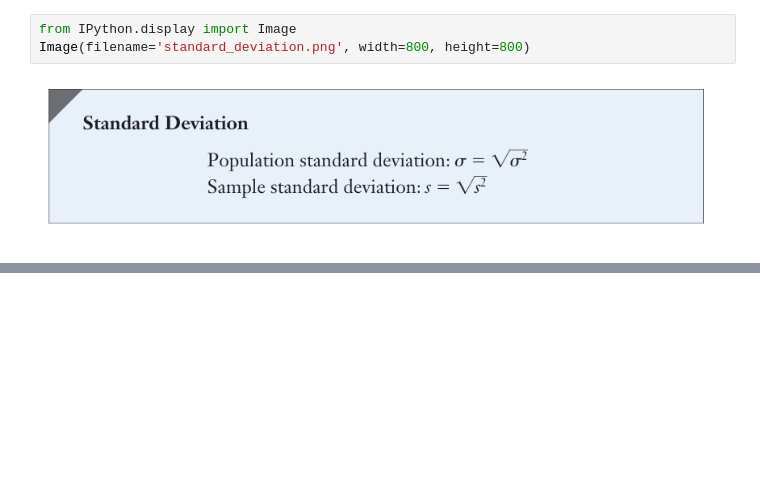
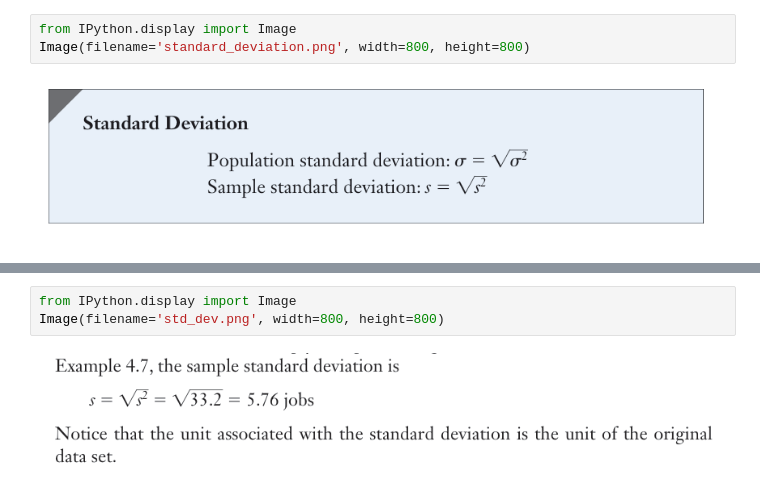
Before and after one commit to ArslanAmanov/Finance, a Jupyter notebook: QuantAnalyses/Quant_method_Analyses/chp_2_descriptive_techniques.ipynb, the cells around one changed output, grey strips where cells are left out. Cells and saved outputs as stored; diff of their text form; blank space fills up the shorter version.

```diff
--- a/QuantAnalyses/Quant_method_Analyses/chp_2_descriptive_techniques.ipynb
+++ b/QuantAnalyses/Quant_method_Analyses/chp_2_descriptive_techniques.ipynb
@@ -176,0 +189,5 @@ Image(filename='standard_deviation.png', width=800, height=800)
+# %%
+from IPython.display import Image
+Image(filename='std_dev.png', width=800, height=800)
+# %% [output]
+[figure, added]
```
Also changed, not shown: parts of 2 cells of this notebook, 1 other file.
